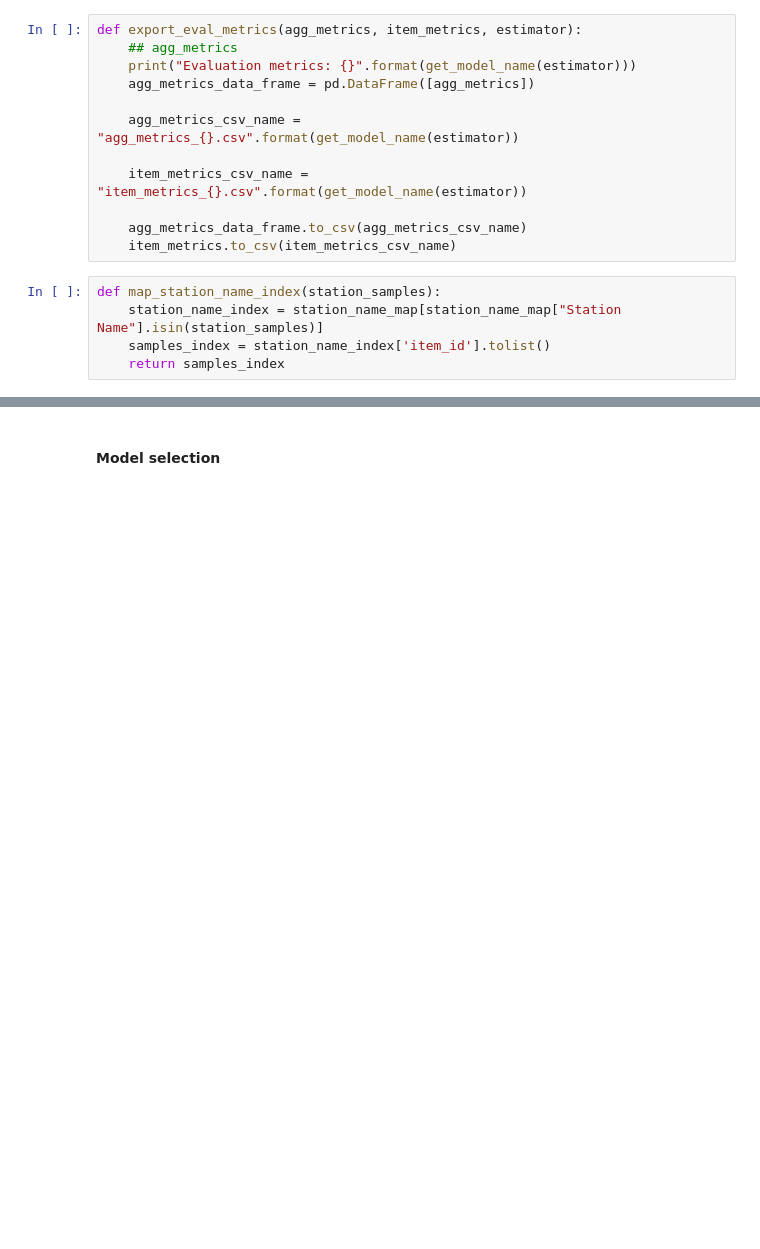
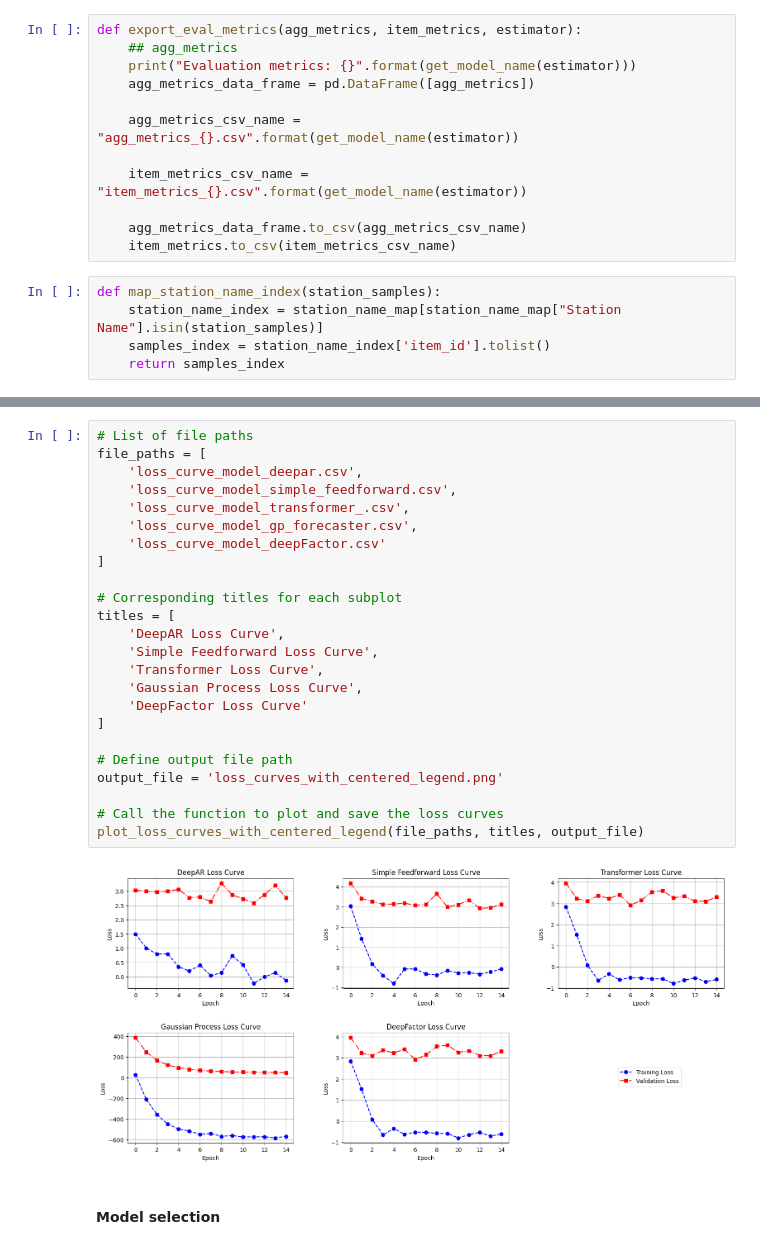
Before and after one commit to Wreck-It-Yuanjie/EV-charging-project, a Jupyter notebook: gluonts_multiple_time_series_EVdata_multiple_models_streamlining.ipynb, the cells around one changed output, grey strips where cells are left out. Saved outputs shown, nothing was run; the diff lists cells and outputs as text; blank space fills up the shorter version.

```diff
--- a/gluonts_multiple_time_series_EVdata_multiple_models_streamlining.ipynb
+++ b/gluonts_multiple_time_series_EVdata_multiple_models_streamlining.ipynb
@@ -823,3 +937,29 @@ Evaluation metrics: transformer
+# %%
+# List of file paths
+file_paths = [
+    'loss_curve_model_deepar.csv',
+    'loss_curve_model_simple_feedforward.csv',
+    'loss_curve_model_transformer_.csv',
+    'loss_curve_model_gp_forecaster.csv',
+    'loss_curve_model_deepFactor.csv'
+]
+
+# Corresponding titles for each subplot
+titles = [
+    'DeepAR Loss Curve',
+    'Simple Feedforward Loss Curve',
+    'Transformer Loss Curve',
+    'Gaussian Process Loss Curve',
+    'DeepFactor Loss Curve'
+]
+
+# Define output file path
+output_file = 'loss_curves_with_centered_legend.png'
+
+# Call the function to plot and save the loss curves
+plot_loss_curves_with_centered_legend(file_paths, titles, output_file)
+# %% [output]
+[figure, added]
 # %% [markdown]
 #### Model selection
 # %%
```
Also changed, not shown: parts of 36 cells of this notebook.
